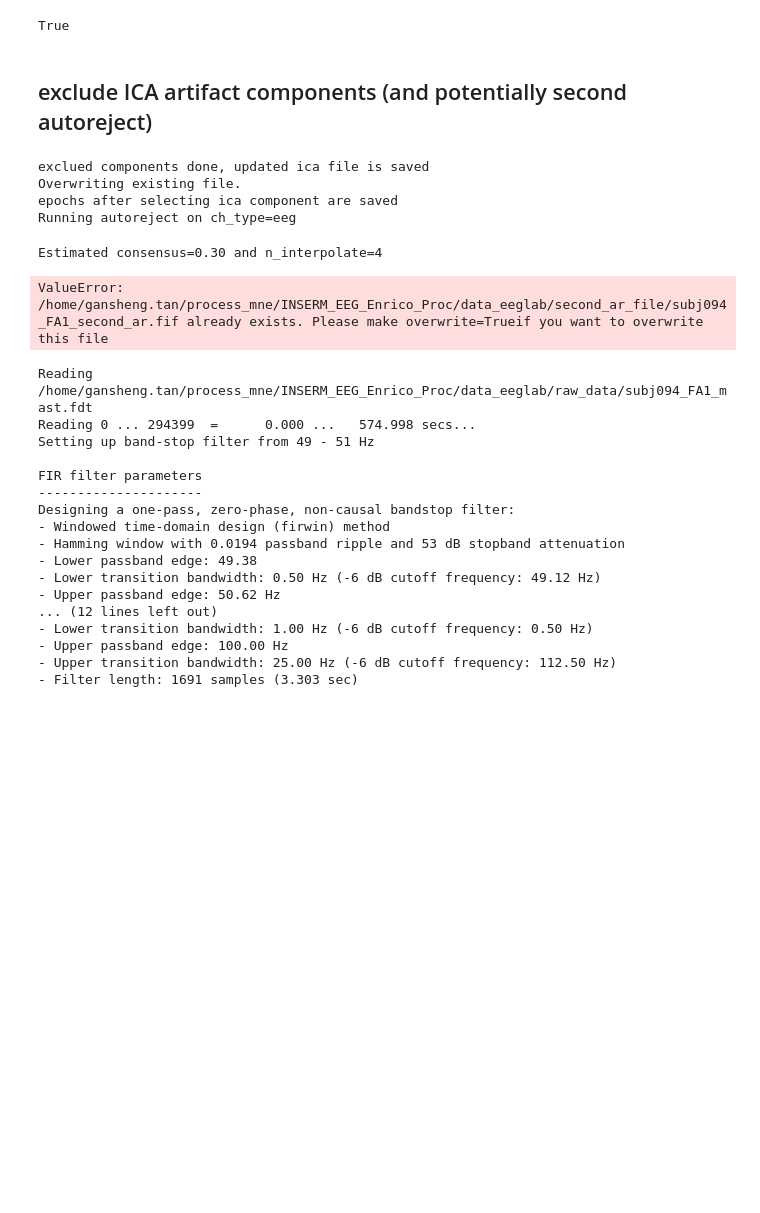
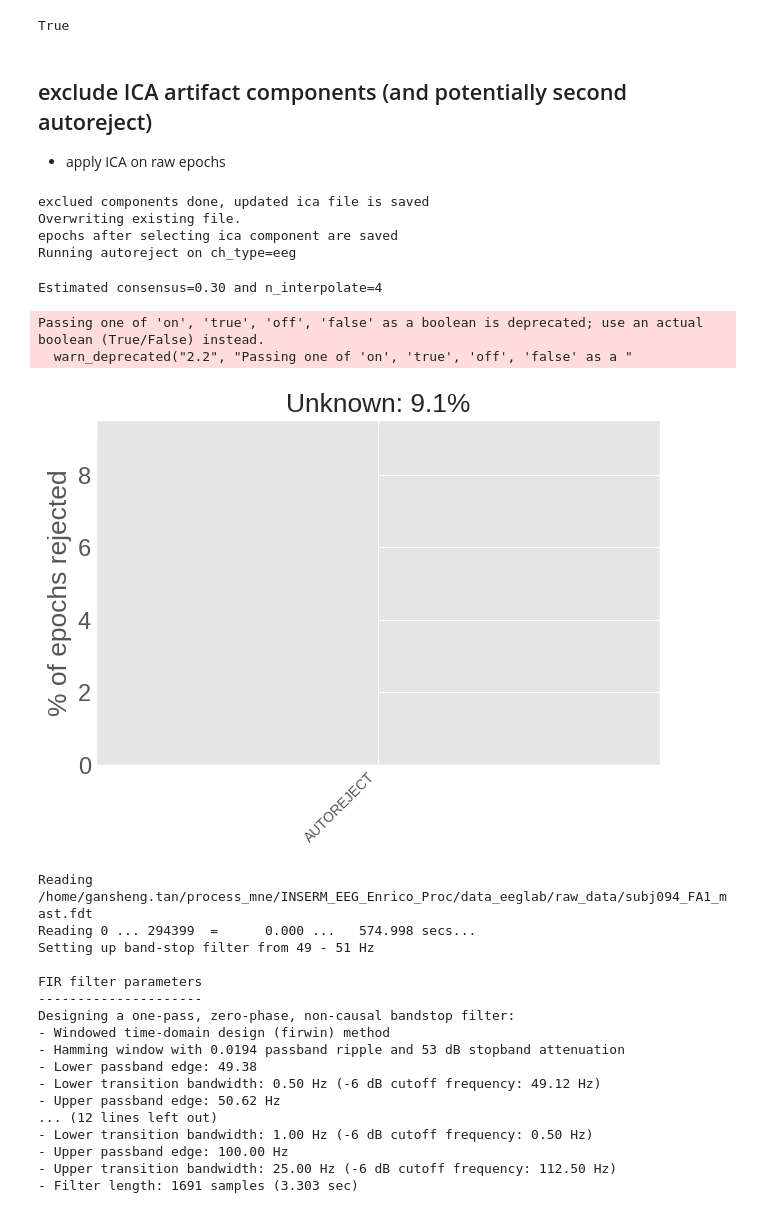
Before and after one commit to GanshengT/INSERM_EEG_Enrico_Proc, a Jupyter notebook: script_TAN/preproc/Autorej_local and ICA.ipynb, the cells around one changed output. Cells and saved outputs as stored; diff of their text form; code cells hidden in the pictures; blank space fills up the shorter version.

Commit message:
primary report mne

```diff
--- a/script_TAN/preproc/Autorej_local and ICA.ipynb
+++ b/script_TAN/preproc/Autorej_local and ICA.ipynb
@@ -112,9 +112,9 @@ pca_n_comp=0.99
 random_state=11 # to reproduce the same result
 decim=3
 save_ica_file = False
-save_rejed_epochs = False
+save_rejed_epochs = True
 save_filt = False
-save_first_ar = False
+save_first_ar = True
 save_raw_epochs = False
 
 ############################## Generate mne report #########################################################
@@ -190,7 +190,7 @@ for subj in subj_list:
             ############## Auto rejection - local threshold #############################################################
             picks = mne.pick_types(epochs.info, meg=False, eeg=True, stim=False,
                        eog=False)
-            ar = AutoReject(picks=picks, n_interpolate=n_interpolate,random_state=random_state,verbose='tqdm')
+            ar = AutoReject(picks=picks,n_interpolate=n_interpolate,random_state=random_state,verbose='tqdm')
             ar=ar.fit(epochs)
             epochs_preclean, reject_log = ar.transform(epochs, return_log=True)
             if save_first_ar ==True:
@@ -223,8 +223,8 @@ for subj in subj_list:
                 print("ICA file not saved")
 
             ############################## save report ###############################################################
-            f_report = report_path + 'subj0' + subj+ state+'.html'
-            rep.save(f_report, open_browser = False, overwrite = False)
+#             f_report = report_path + 'subj0' + subj+ state+'.html'
+#             rep.save(f_report, open_browser = False, overwrite = False)
 # %% [output]
 Reading /home/gansheng.tan/process_mne/INSERM_EEG_Enrico_Proc/data_eeglab/raw_data/subj094_FA1_mast.fdt
 Reading 0 ... 294399  =      0.000 ...   574.998 secs...
@@ -258,6 +266,7 @@ select the removing components and fill the ica_selection dict
 True
 # %% [markdown]
 ##  exclude ICA artifact components (and potentially second autoreject)
+* apply ICA on raw epochs
 # %%
 #!/usr/bin/env python3
 # -*- coding: utf-8 -*-
@@ -308,6 +317,7 @@ epochs_icaexcluded_path = '/home/gansheng.tan/process_mne/INSERM_EEG_Enrico_Proc
 epochs_autorejed_path = '/home/gansheng.tan/process_mne/INSERM_EEG_Enrico_Proc/data_eeglab/autorejed_epochs_data/'
 epochs_second_autorejed_path = '/home/gansheng.tan/process_mne/INSERM_EEG_Enrico_Proc/data_eeglab/second_autorejected_epochs_data/'
 second_ar_file_path = '/home/gansheng.tan/process_mne/INSERM_EEG_Enrico_Proc/data_eeglab/second_ar_file/'
+epochs_raw_path = '/home/gansheng.tan/process_mne/INSERM_EEG_Enrico_Proc/data_eeglab/raw_epochs_data/'
 ##################################################################################################
 
 ########### local laptop###################################################
@@ -355,9 +365,8 @@ for subj in subj_list:
             continue
         else:
 
-            filename_epochs = epochs_autorejed_path + 'subj0'+subj+'_'+state+'_autorejed_epo.fif'
-            montage_biosemi=mne.channels.read_montage(montage_path)
-            epochs = mne.read_epochs(filename_epochs,preload=True)
+            f_raw_epochs = epochs_raw_path + 'subj0'+subj+'_'+state+'_raw_epo.fif'
+            epochs = mne.read_epochs(f_raw_epochs,preload=True)
 
 
             f_ica = ica_file_path + 'subj0'+subj+'_'+state+'_component_ica.fif'
@@ -390,7 +399,7 @@ for subj in subj_list:
                 epochs_second_autorejed, reject_log = ar.transform(epochs_second_autorejed, return_log=True)
                 if save_second_ar ==True:
                     f_second_ar_out = second_ar_file_path  + 'subj0'+subj+'_'+state+'_second_ar.fif'
-                    ar.save(f_second_ar_out)
+                    ar.save(f_second_ar_out,overwrite=True)
 
                 if save_second_rejed_epochs ==True:
                     f_rejed_epochs_out= epochs_second_autorejed_path + 'subj0'+subj+'_'+state+'_second_autorejed_epo.fif'
@@ -406,7 +415,12 @@ Overwriting existing file.
 epochs after selecting ica component are saved
 Running autoreject on ch_type=eeg
 Estimated consensus=0.30 and n_interpolate=4
-ValueError: /home/gansheng.tan/process_mne/INSERM_EEG_Enrico_Proc/data_eeglab/second_ar_file/subj094_FA1_second_ar.fif already exists. Please make overwrite=Trueif you want to overwrite this file
+Passing one of 'on', 'true', 'off', 'false' as a boolean is deprecated; use an actual boolean (True/False) instead.
+  warn_deprecated("2.2", "Passing one of 'on', 'true', 'off', 'false' as a "
+# %%
+epochs_second_autorejed.plot_drop_log()
+# %% [output]
+[figure, added]
 # %%
 epochs_second_autorejed_path = '/home/gansheng.tan/process_mne/INSERM_EEG_Enrico_Proc/data_eeglab/second_autorejected_epochs_data/'
 raw_data_path = '/home/gansheng.tan/process_mne/INSERM_EEG_Enrico_Proc/data_eeglab/raw_data/'
```
Also changed, not shown: parts of 8 cells of this notebook, 6 other files.
